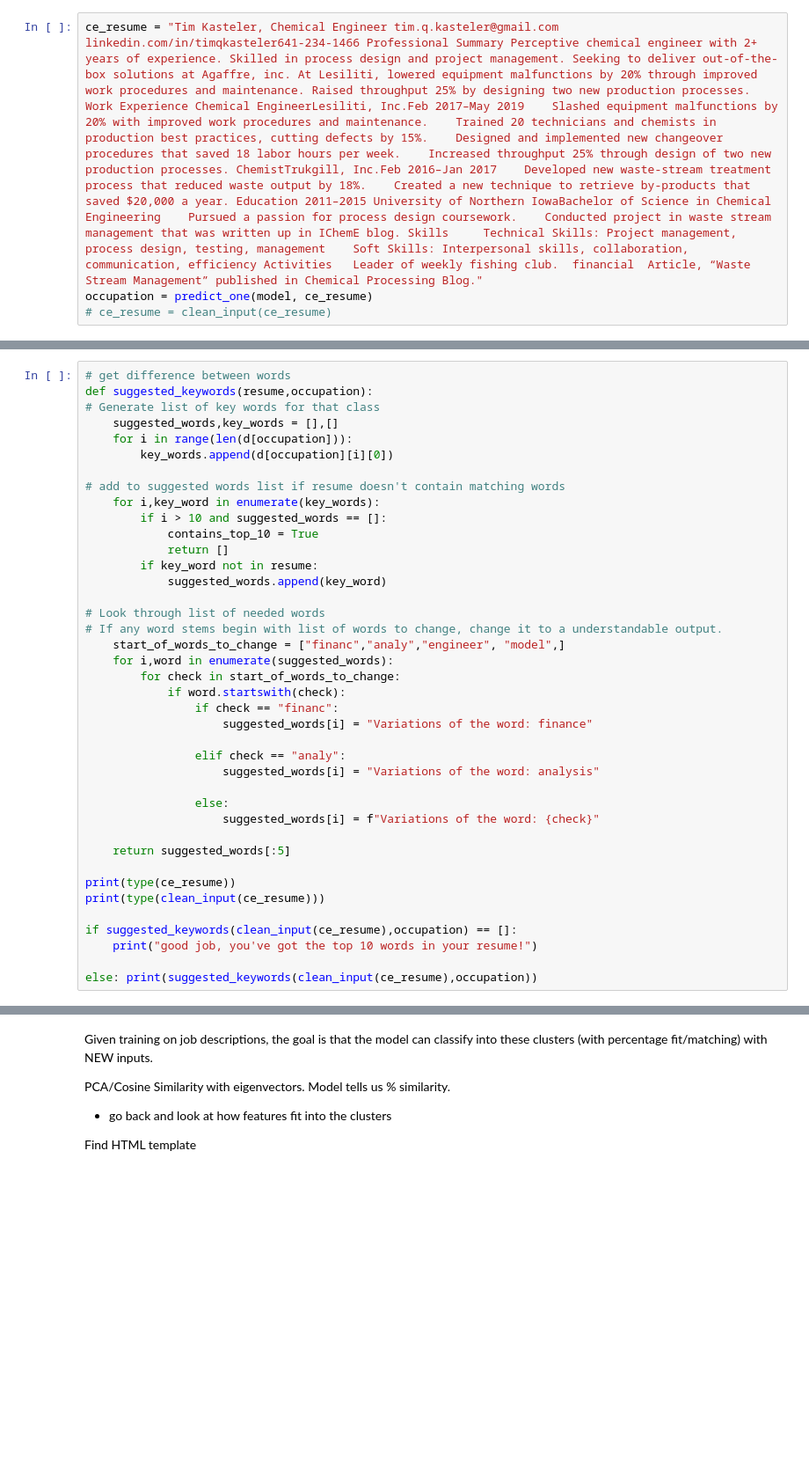
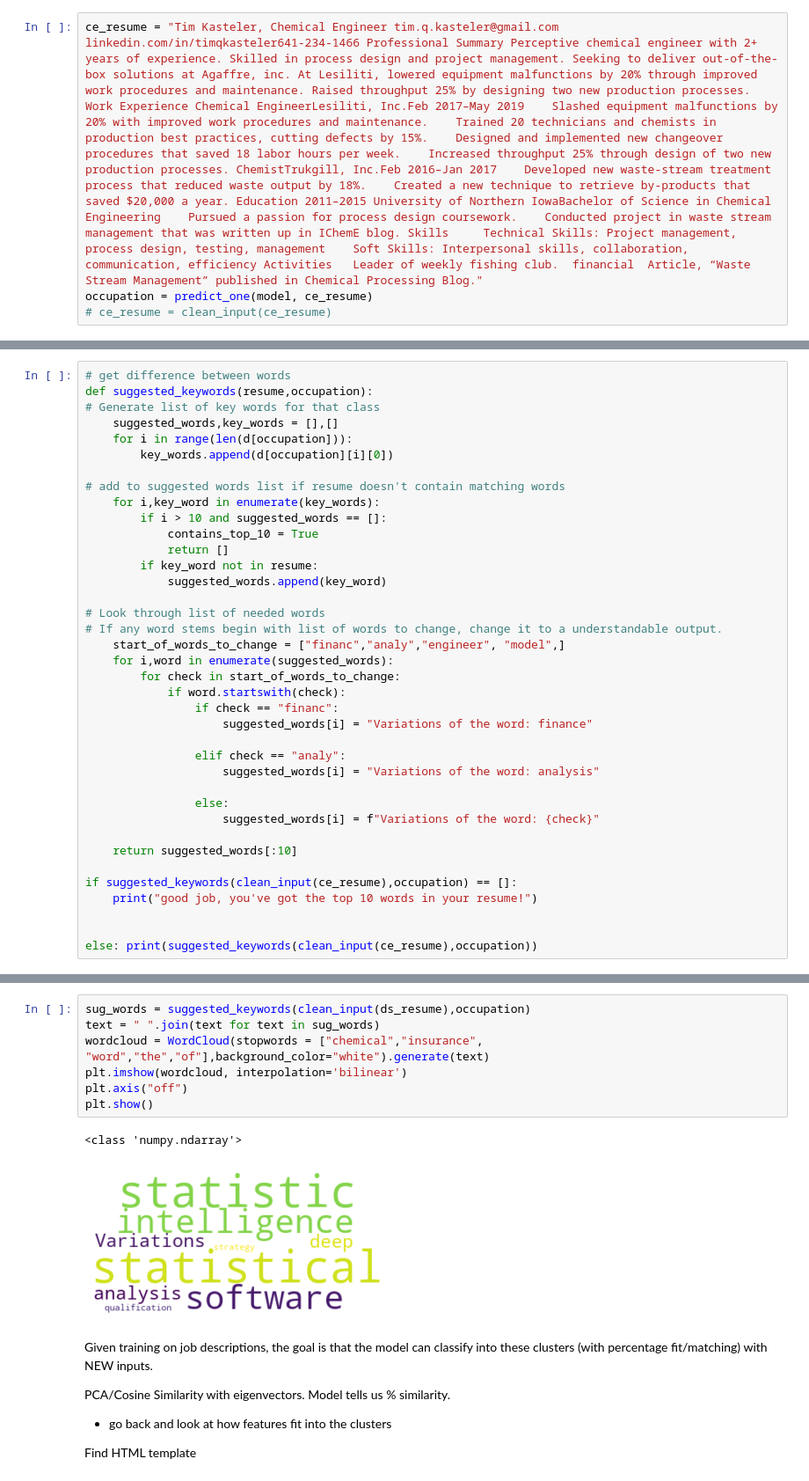
Before and after one commit to AqeelAqeel/Resume-Recommendations, a Jupyter notebook: src/jupyter-notebooks/Modeling-and-Outputs.ipynb, the cells around one changed output, grey strips where cells are left out. Shown: that part at 88% size. Saved outputs shown, nothing was run; the diff lists cells and outputs as text; blank space fills up the shorter version.

```diff
--- a/src/jupyter-notebooks/Modeling-and-Outputs.ipynb
+++ b/src/jupyter-notebooks/Modeling-and-Outputs.ipynb
@@ -340,12 +395,10 @@ def suggested_keywords(resume,occupation):
                 else:
                     suggested_words[i] = f"Variations of the word: {check}"
 
-    return suggested_words[:5]
-
-print(type(ce_resume))
-print(type(clean_input(ce_resume)))
+    return suggested_words[:10]
 
 if suggested_keywords(clean_input(ce_resume),occupation) == []:
     print("good job, you've got the top 10 words in your resume!")
 
+
 else: print(suggested_keywords(clean_input(ce_resume),occupation))
@@ -352,3 +412,13 @@ else: print(suggested_keywords(clean_input(ce_resume),occupation))
+# %%
+sug_words = suggested_keywords(clean_input(ds_resume),occupation)
+text = " ".join(text for text in sug_words)
+wordcloud = WordCloud(stopwords = ["chemical","insurance", "word","the","of"],background_color="white").generate(text)
+plt.imshow(wordcloud, interpolation='bilinear')
+plt.axis("off")
+plt.show()
+# %% [output]
+<class 'numpy.ndarray'>
+[figure, added]
 # %% [markdown]
 
 Given training on job descriptions, the goal is that the model can classify into these clusters (with percentage fit/matching) with NEW inputs.
```
Also changed, not shown: parts of 14 cells of this notebook, 19 other files.
